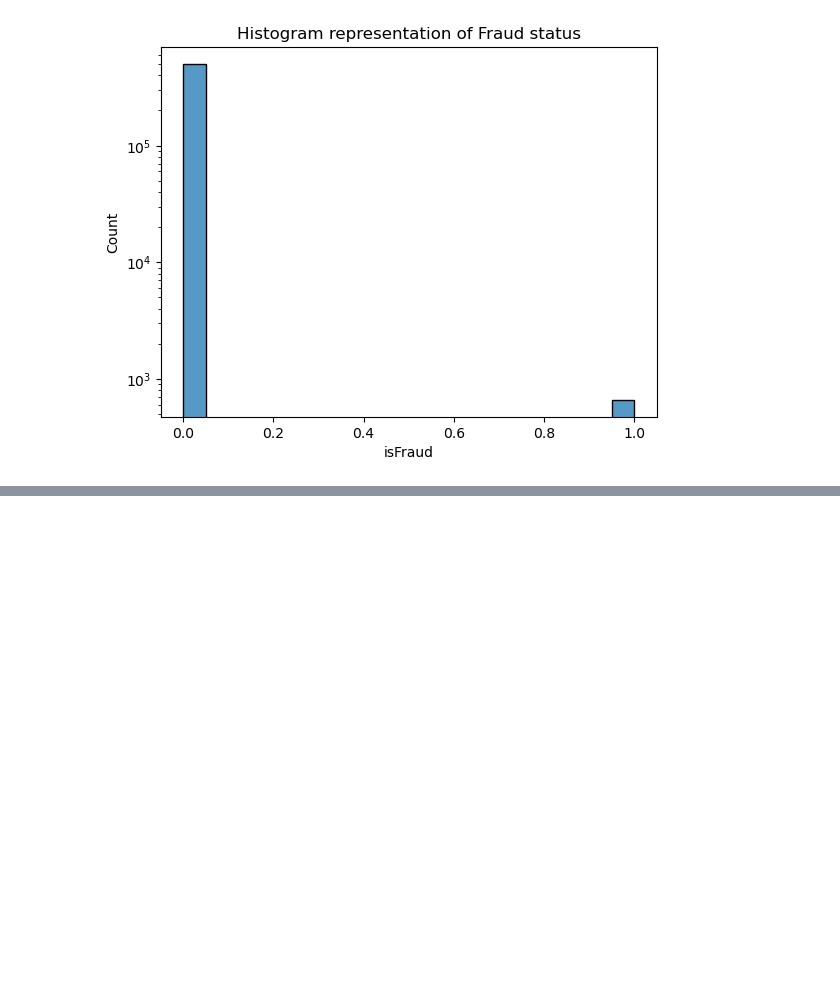
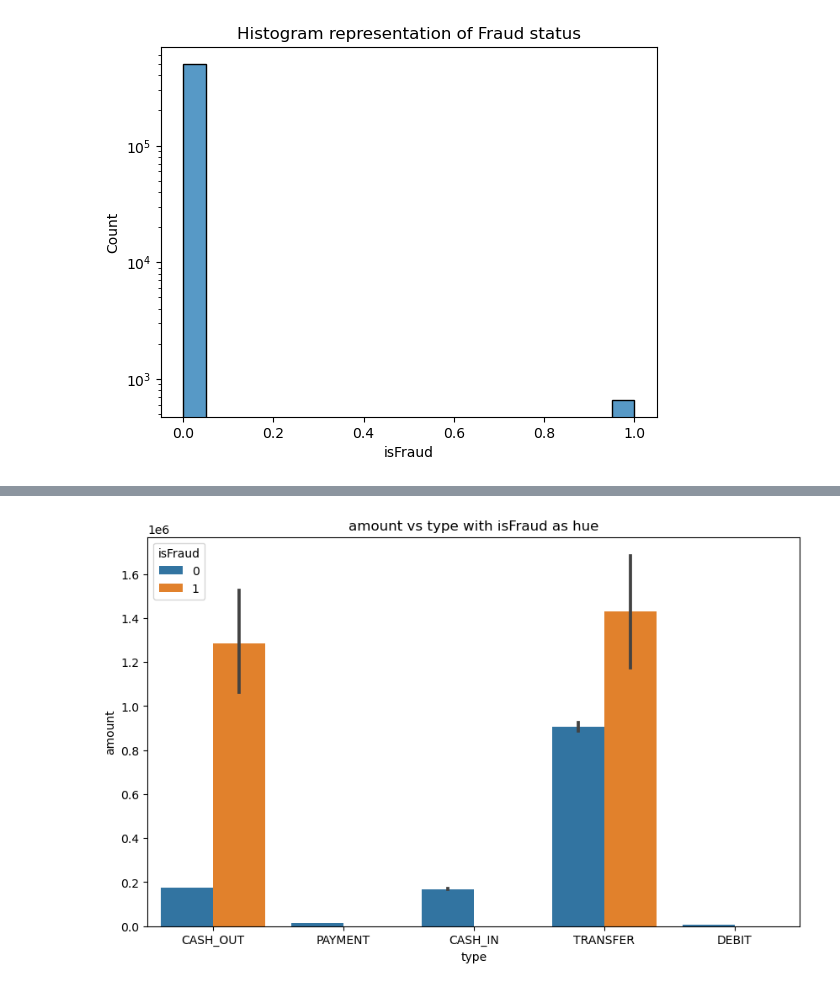
Before and after one commit to zenasawaged/TLAB2, a Jupyter notebook: InitialEDA.ipynb, the cells around one changed output, grey strips where cells are left out. Cells and saved outputs as stored; diff of their text form; code cells hidden in the pictures; blank space fills up the shorter version.

```diff
--- a/InitialEDA.ipynb
+++ b/InitialEDA.ipynb
@@ -143,0 +138,5 @@ Error:
+# %%
+# Bar plot with hue (for categorical variables) to detemine which amount and type is marked fraud- we can see transfer and cash out are the type marked fraud.
+plot_bivariate_hue(randomsample, x='type', y='amount', hue='isFraud', plot_type='bar')
+# %% [output]
+[figure, added]
```
Also changed, not shown: parts of 13 cells of this notebook, 6 other files.
